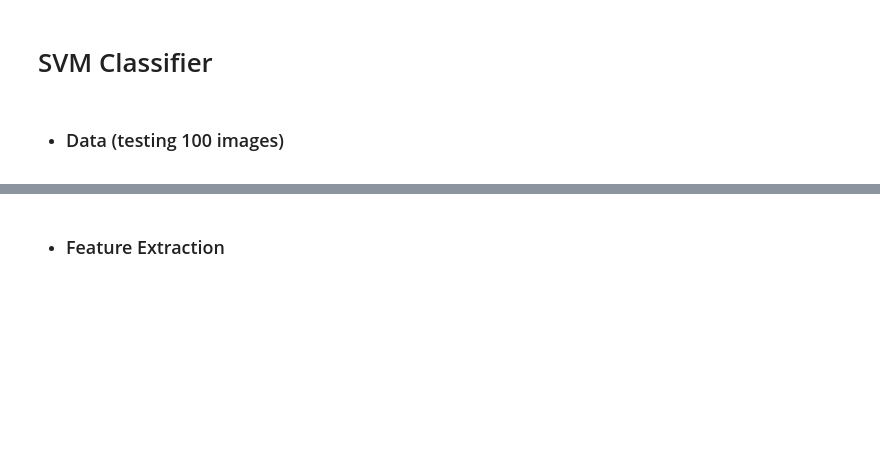
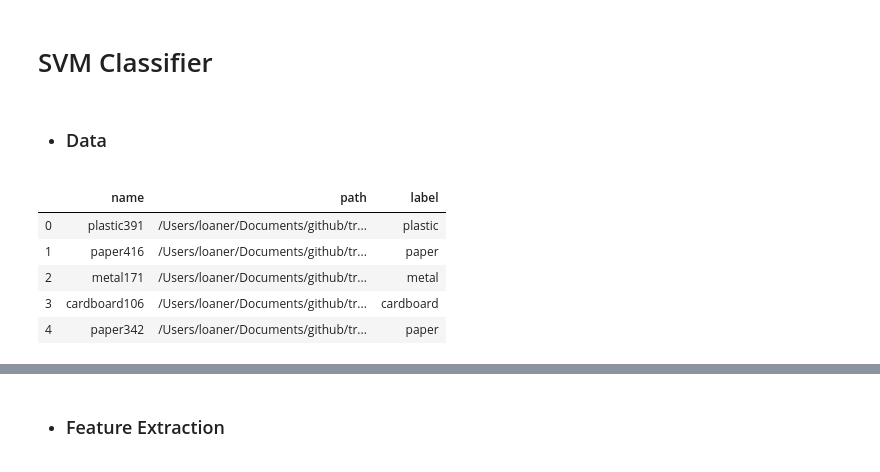
Before and after one commit to alssica/trash-classifier, a Jupyter notebook: SVM.ipynb, the cells around one changed output, grey strips where cells are left out. Saved outputs shown, nothing was run; the diff lists cells and outputs as text; code cells hidden in the pictures; blank space fills up the shorter version.

```diff
--- a/SVM.ipynb
+++ b/SVM.ipynb
@@ -13,4 +14,20 @@ import os
 import re
 import cv2
 # %% [markdown]
-* ### Data (testing 100 images)
+* ### Data
+# %%
+# create df of name and label, and shuffle it
+img_path = os.path.join(os.getcwd(), "data/raw_data/img_nparrays")
+names = [f for f in os.listdir(img_path) if os.path.isfile(os.path.join(img_path, f))]
+labels = [re.sub(r'\d+', '', name) for name in names]
+paths = [os.path.join(img_path, f) for f in names]
+dict_df = pd.DataFrame(zip(names,paths, labels), columns=['name','path', 'label'], dtype=str)
+shuf_df = dict_df.sample(frac=1).reset_index(drop=True)
+shuf_df.head()
+# %% [output]
+|  | name | path | label |
+| 0 | plastic391 | /Users/loaner/Documents/github/tr... | plastic |
+| 1 | paper416 | /Users/loaner/Documents/github/tr... | paper |
+| 2 | metal171 | /Users/loaner/Documents/github/tr... | metal |
+| 3 | cardboard106 | /Users/loaner/Documents/github/tr... | cardboard |
+| 4 | paper342 | /Users/loaner/Documents/github/tr... | paper |
```
Also changed, not shown: parts of 16 cells of this notebook, 3 other files.
